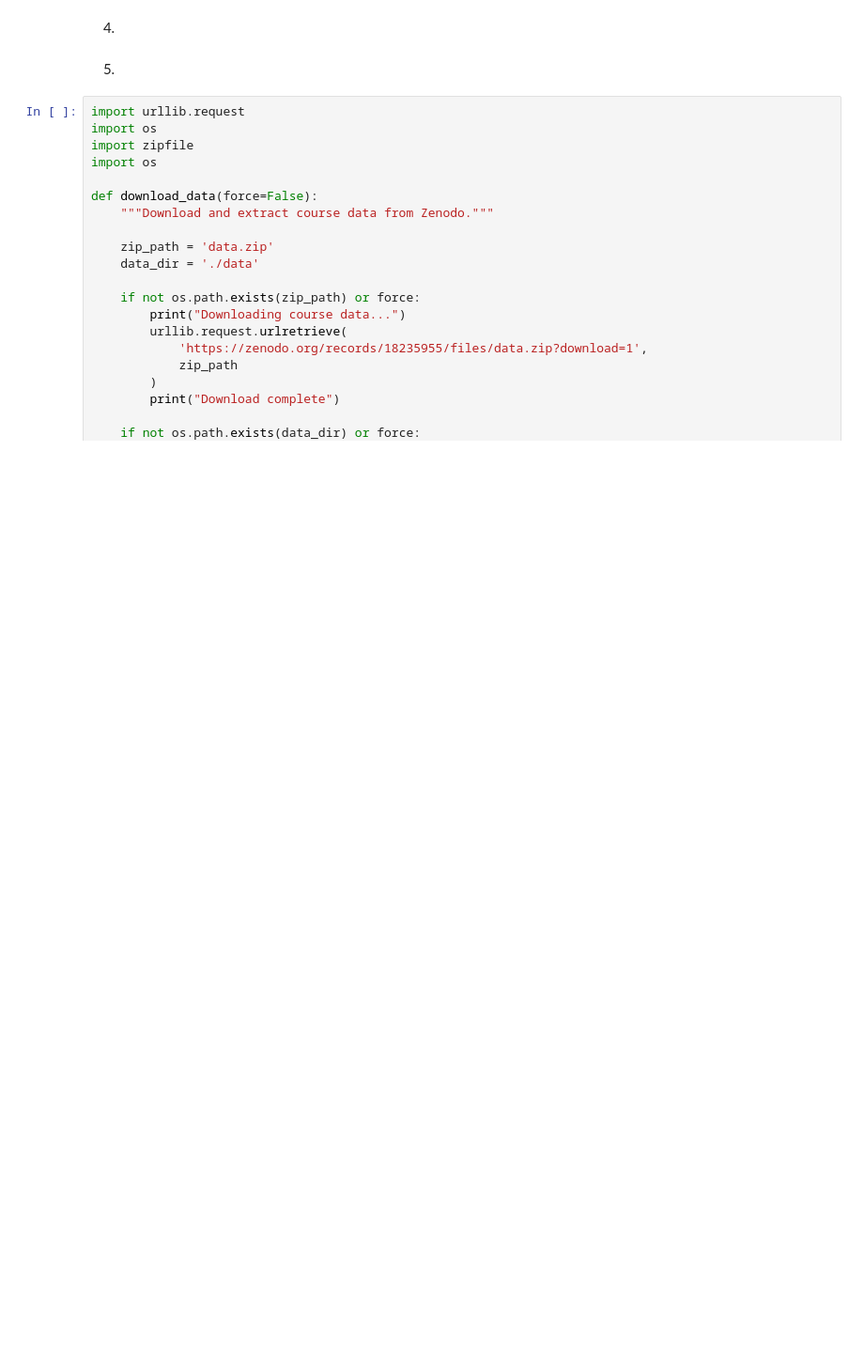
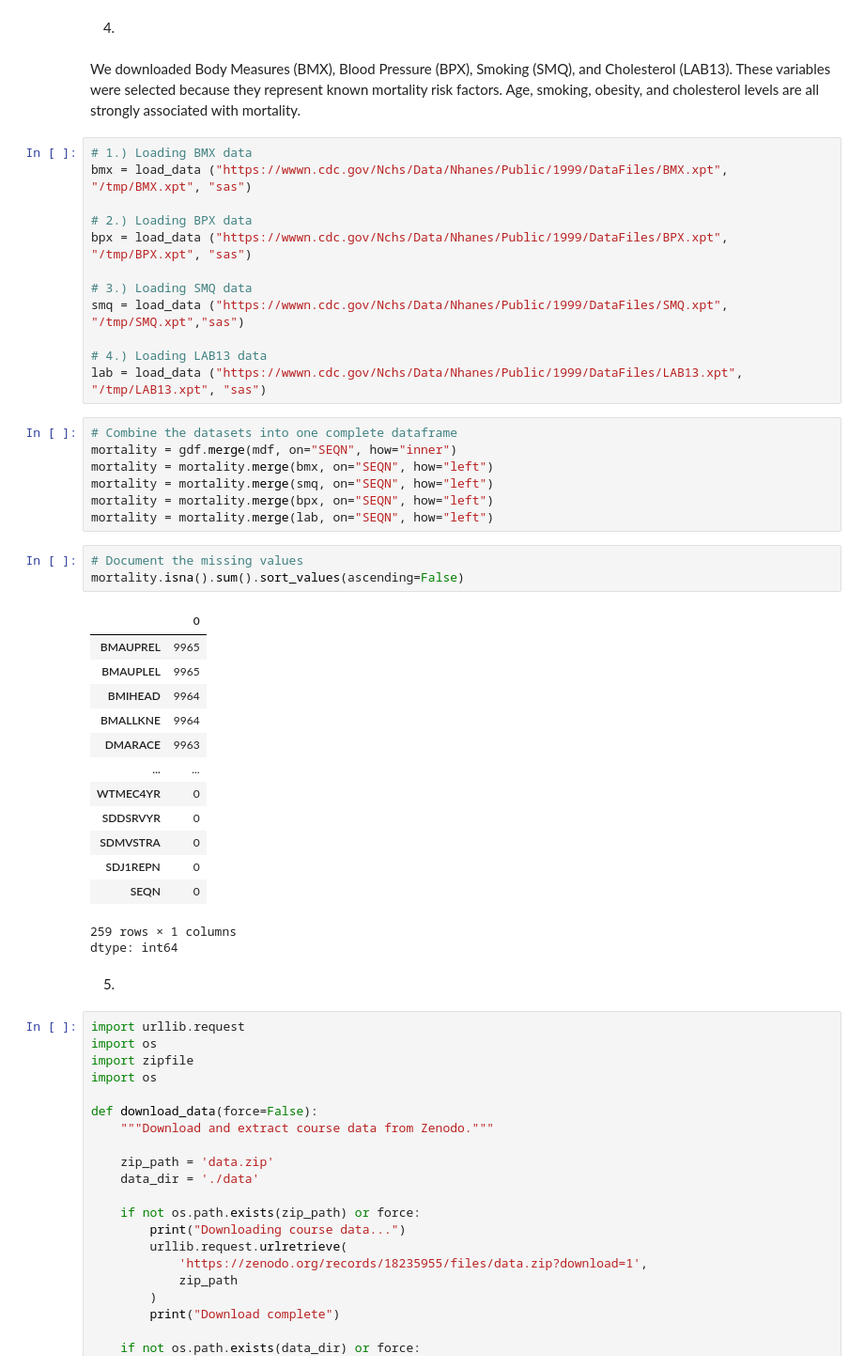
Before and after one commit to kayleendo/Project-1-Wrangling-EDA-kNN, a Jupyter notebook: DS_3001_Project_1.ipynb, the cells around one changed output. Shown at 94% size. Saved outputs shown, nothing was run; the diff lists cells and outputs as text; blank space fills up the shorter version.

```diff
--- a/DS_3001_Project_1.ipynb
+++ b/DS_3001_Project_1.ipynb
@@ -22,5 +71,44 @@ The purpose of the project is to use $k$-NN to predict who dies (hard or soft cl
 # %% [markdown]
 4.
+# %% [markdown]
+We downloaded Body Measures (BMX), Blood Pressure (BPX), Smoking (SMQ), and Cholesterol (LAB13). These variables were selected because they represent known mortality risk factors. Age, smoking, obesity, and cholesterol levels are all strongly associated with mortality.
+# %%
+# 1.) Loading BMX data
+bmx = load_data ("https://wwwn.cdc.gov/Nchs/Data/Nhanes/Public/1999/DataFiles/BMX.xpt", "/tmp/BMX.xpt", "sas")
+
+# 2.) Loading BPX data
+bpx = load_data ("https://wwwn.cdc.gov/Nchs/Data/Nhanes/Public/1999/DataFiles/BPX.xpt", "/tmp/BPX.xpt", "sas")
+
+# 3.) Loading SMQ data
+smq = load_data ("https://wwwn.cdc.gov/Nchs/Data/Nhanes/Public/1999/DataFiles/SMQ.xpt", "/tmp/SMQ.xpt","sas")
+
+# 4.) Loading LAB13 data
+lab = load_data ("https://wwwn.cdc.gov/Nchs/Data/Nhanes/Public/1999/DataFiles/LAB13.xpt", "/tmp/LAB13.xpt", "sas")
+# %%
+# Combine the datasets into one complete dataframe
+mortality = gdf.merge(mdf, on="SEQN", how="inner")
+mortality = mortality.merge(bmx, on="SEQN", how="left")
+mortality = mortality.merge(smq, on="SEQN", how="left")
+mortality = mortality.merge(bpx, on="SEQN", how="left")
+mortality = mortality.merge(lab, on="SEQN", how="left")
+# %%
+# Document the missing values
+mortality.isna().sum().sort_values(ascending=False)
+# %% [output]
+|  | 0 |
+| BMAUPREL | 9965 |
+| BMAUPLEL | 9965 |
+| BMIHEAD | 9964 |
+| BMALLKNE | 9964 |
+| DMARACE | 9963 |
+| ... | ... |
+| WTMEC4YR | 0 |
+| SDDSRVYR | 0 |
+| SDMVSTRA | 0 |
+| SDJ1REPN | 0 |
+| SEQN | 0 |
+259 rows × 1 columns
+dtype: int64
 # %% [markdown]
 5.
 # %%
```
Also changed, not shown: parts of 3 cells of this notebook.
